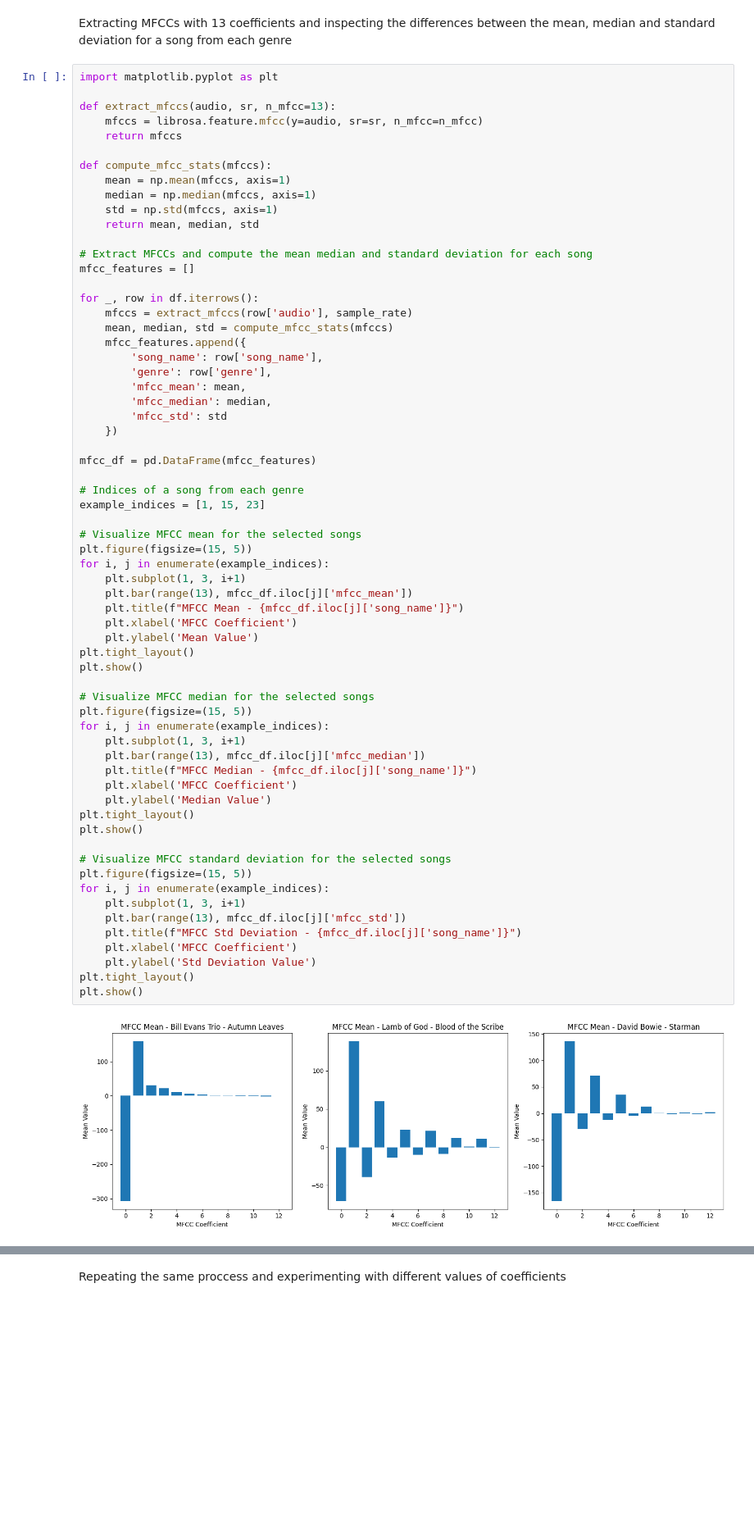
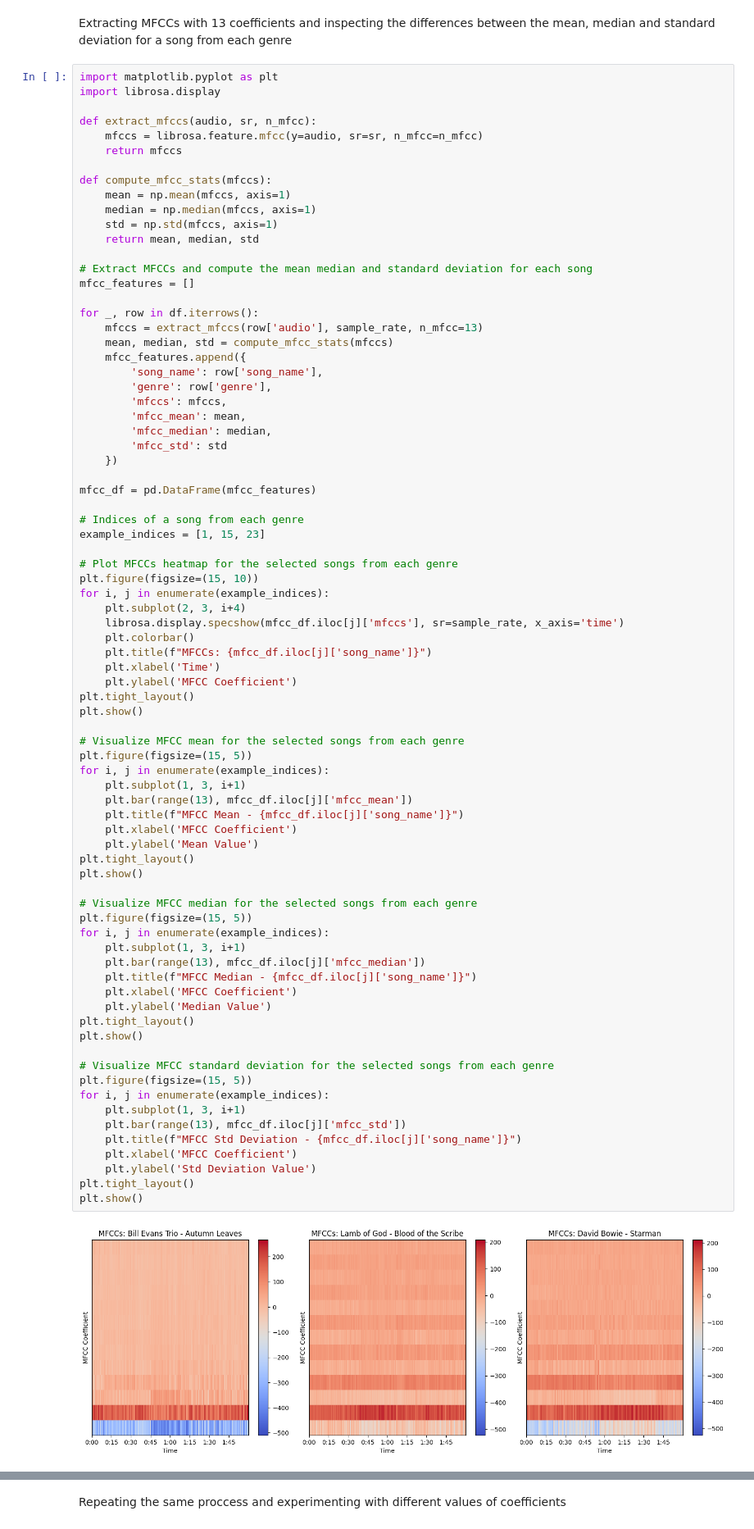
Before and after one commit to Music-Informatics-2024/Final-Project-2024, a Jupyter notebook: notebook_C.ipynb, the cells around one changed output, grey strips where cells are left out. Shown at 82% size. Saved outputs shown, nothing was run; the diff lists cells and outputs as text; blank space fills up the shorter version.

```diff
--- a/notebook_C.ipynb
+++ b/notebook_C.ipynb
@@ -90,8 +90,9 @@ display(df)
 Extracting MFCCs with 13 coefficients and inspecting the differences between the mean, median and standard deviation for a song from each genre
 # %%
 import matplotlib.pyplot as plt
+import librosa.display
 
-def extract_mfccs(audio, sr, n_mfcc=13):
+def extract_mfccs(audio, sr, n_mfcc):
     mfccs = librosa.feature.mfcc(y=audio, sr=sr, n_mfcc=n_mfcc)
     return mfccs
 
@@ -105,11 +106,12 @@ def compute_mfcc_stats(mfccs):
 mfcc_features = []
 
 for _, row in df.iterrows():
-    mfccs = extract_mfccs(row['audio'], sample_rate)
+    mfccs = extract_mfccs(row['audio'], sample_rate, n_mfcc=13)
     mean, median, std = compute_mfcc_stats(mfccs)
     mfcc_features.append({
         'song_name': row['song_name'],
         'genre': row['genre'],
+        'mfccs': mfccs,
         'mfcc_mean': mean,
         'mfcc_median': median,
         'mfcc_std': std
@@ -120,37 +122,49 @@ mfcc_df = pd.DataFrame(mfcc_features)
 # Indices of a song from each genre
 example_indices = [1, 15, 23]
 
-# Visualize MFCC mean for the selected songs
+# Plot MFCCs heatmap for the selected songs from each genre
+plt.figure(figsize=(15, 10))
+for i, j in enumerate(example_indices):
+    plt.subplot(2, 3, i+4)
+    librosa.display.specshow(mfcc_df.iloc[j]['mfccs'], sr=sample_rate, x_axis='time')
+    plt.colorbar()
+    plt.title(f"MFCCs: {mfcc_df.iloc[j]['song_name']}")
+    plt.xlabel('Time')
+    plt.ylabel('MFCC Coefficient')
+plt.tight_layout()
+plt.show()
+
+# Visualize MFCC mean for the selected songs from each genre
 plt.figure(figsize=(15, 5))
 for i, j in enumerate(example_indices):
     plt.subplot(1, 3, i+1)
     plt.bar(range(13), mfcc_df.iloc[j]['mfcc_mean'])
     plt.title(f"MFCC Mean - {mfcc_df.iloc[j]['song_name']}")
     plt.xlabel('MFCC Coefficient')
     plt.ylabel('Mean Value')
 plt.tight_layout()
 plt.show()
 
-# Visualize MFCC median for the selected songs
+# Visualize MFCC median for the selected songs from each genre
 plt.figure(figsize=(15, 5))
 for i, j in enumerate(example_indices):
     plt.subplot(1, 3, i+1)
     plt.bar(range(13), mfcc_df.iloc[j]['mfcc_median'])
     plt.title(f"MFCC Median - {mfcc_df.iloc[j]['song_name']}")
     plt.xlabel('MFCC Coefficient')
     plt.ylabel('Median Value')
 plt.tight_layout()
 plt.show()
 
-# Visualize MFCC standard deviation for the selected songs
+# Visualize MFCC standard deviation for the selected songs from each genre
 plt.figure(figsize=(15, 5))
 for i, j in enumerate(example_indices):
     plt.subplot(1, 3, i+1)
     plt.bar(range(13), mfcc_df.iloc[j]['mfcc_std'])
     plt.title(f"MFCC Std Deviation - {mfcc_df.iloc[j]['song_name']}")
     plt.xlabel('MFCC Coefficient')
     plt.ylabel('Std Deviation Value')
 plt.tight_layout()
 plt.show()
 # %% [output]
-[figure, old version]
+[figure, new version]
```
Also changed, not shown: parts of 16 cells of this notebook.
